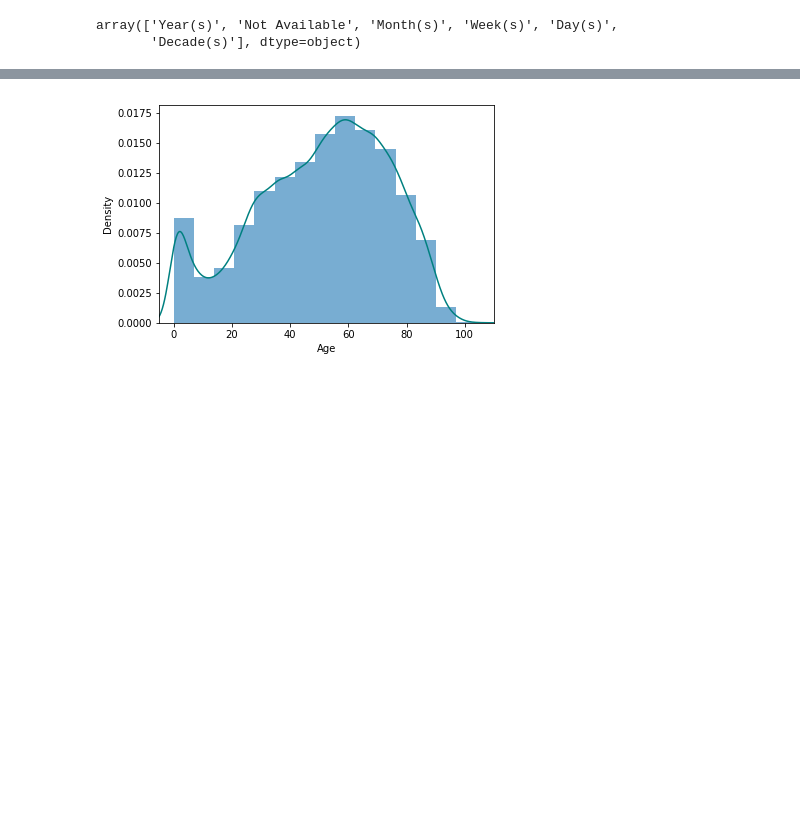
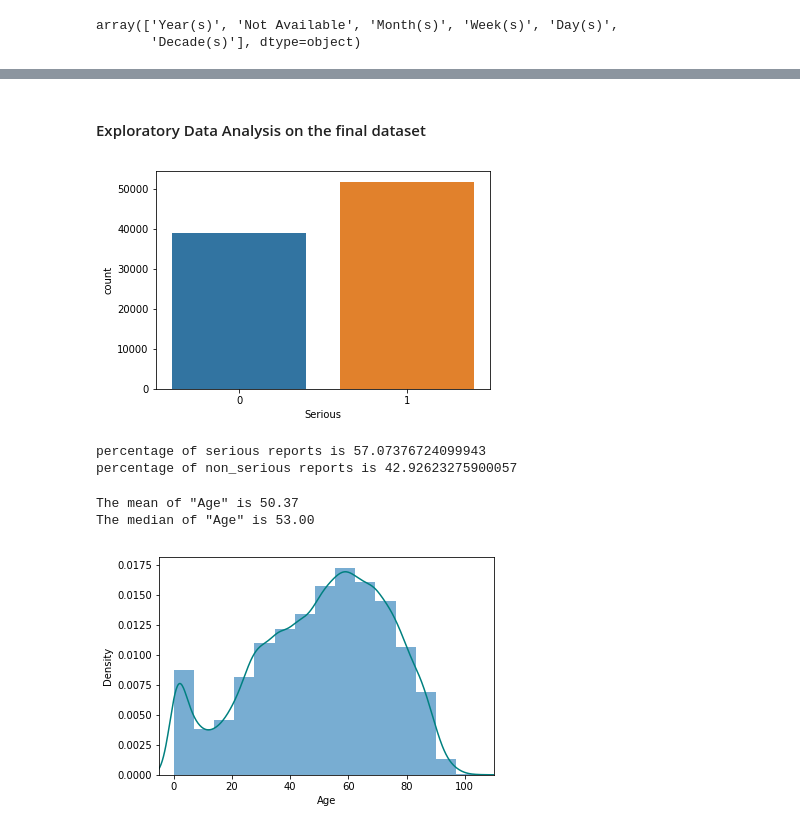
Before and after one commit to Vinuthask/Capstone-Project-1, a Jupyter notebook: Adverse_Food_Effects_Final_Submission.ipynb, the cells around one changed output, grey strips where cells are left out. Saved outputs shown, nothing was run; the diff lists cells and outputs as text; code cells hidden in the pictures; blank space fills up the shorter version.

```diff
--- a/Adverse_Food_Effects_Final_Submission.ipynb
+++ b/Adverse_Food_Effects_Final_Submission.ipynb
@@ -99,6 +61,6 @@ adfood_eff.groupby('Outcomes_group').mean()
 # %%
-#Drop NaN(missing age) values
-adfood_eff=adfood_eff.dropna(subset=['Age'])
+#Drop NaN values for Sumptoms
+adfood_eff=adfood_eff.dropna(subset=['Symptoms'])
 # %%
 #Age units
 adfood_eff['Age Unit'].unique()
@@ -118,3 +328,31 @@ adfood_eff= adfood_eff.drop(adfood_eff[adfood_eff['Age']>110].index)
+# %% [markdown]
+#### Exploratory Data Analysis on the final dataset
+# %%
+#Viaualization of number of outcomes
+import seaborn as sns
+sns.countplot(x='Serious', data=adfood_eff)
+plt.show()
+# %% [output]
+[figure, added]
+# %%
+#Percentage of serious and non-serious
+count_serious= len(adfood_eff[adfood_eff['Serious']==1])
+count_non_serious= len(adfood_eff[adfood_eff['Serious']==0])
+percent_serious= count_serious/len(adfood_eff)
+print("percentage of serious reports is", percent_serious*100)
+percent_non_serious= count_non_serious/len(adfood_eff)
+print("percentage of non_serious reports is", percent_non_serious*100)
+# %% [output]
+percentage of serious reports is 57.07376724099943
+percentage of non_serious reports is 42.92623275900057
+# %%
+# mean and median of age
+print('The mean of "Age" is %.2f' %(adfood_eff["Age"].mean(skipna=True)))
+# median age
+print('The median of "Age" is %.2f' %(adfood_eff["Age"].median(skipna=True)))
+# %% [output]
+The mean of "Age" is 50.37
+The median of "Age" is 53.00
 # %%
 #Distribution of age
 ax = adfood_eff["Age"].hist(bins=15, density=True, stacked=True, alpha=0.6)
```
Also changed, not shown: parts of 48 cells of this notebook.
